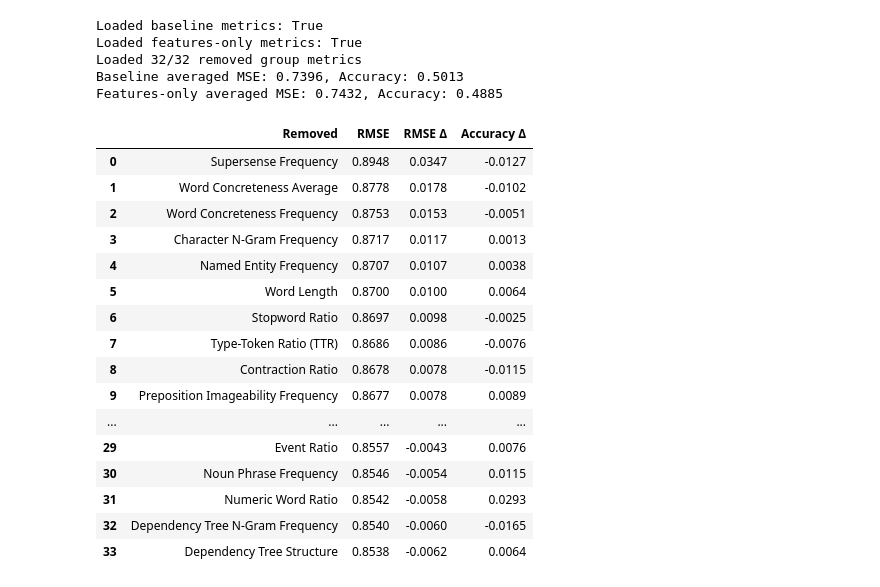
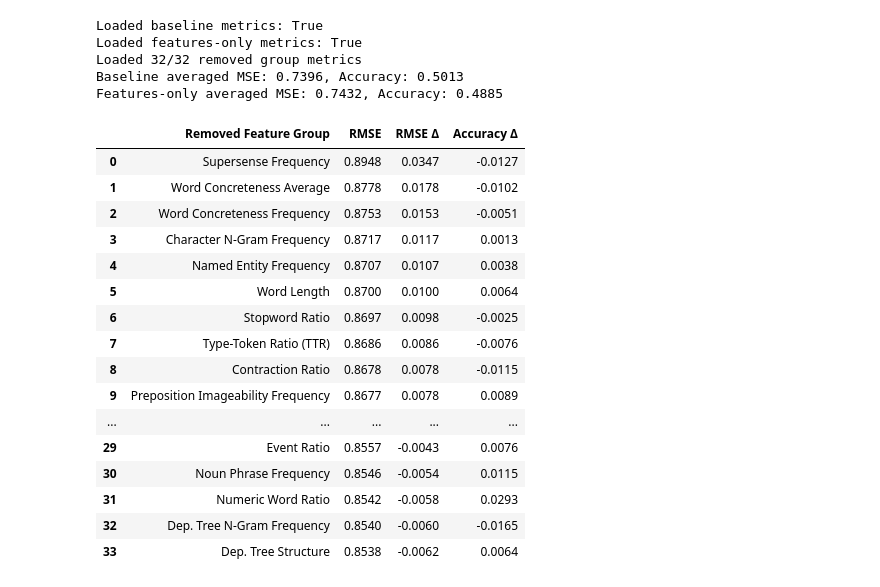
Before and after one commit to itzTerra/vis-desc, a Jupyter notebook: modules/lab/src/models/encoder/feature_importance_visualization.ipynb, the cells around one changed output. Cells and saved outputs as stored; diff of their text form; code cells hidden in the pictures.

```diff
--- a/modules/lab/src/models/encoder/feature_importance_visualization.ipynb
+++ b/modules/lab/src/models/encoder/feature_importance_visualization.ipynb
@@ -15,10 +15,10 @@ FEATURE_NAME_MAPPING = {
     "extract_sentence_length_by_word": "Sentence Length",
     "extract_char_ngrams": "Character N-Gram Frequency",
     "extract_punctuation": "Punctuation Frequency",
-    "extract_pos_frequency": "Morphological POS Frequency",
-    "extract_pos_ngrams": "Morphological POS N-Gram Frequency",
-    "extract_dependency_tree_structure": "Dependency Tree Structure",
-    "extract_dependency_tree_relations": "Dependency Tree N-Gram Frequency",
+    "extract_pos_frequency": "Morph. POS Frequency",
+    "extract_pos_ngrams": "Morph. POS N-Gram Frequency",
+    "extract_dependency_tree_structure": "Dep. Tree Structure",
+    "extract_dependency_tree_relations": "Dep. Tree N-Gram Frequency",
     "extract_casing": "Casing-Position Frequency",
     "extract_casing_bigrams": "Casing Bigram Frequency",
     "extract_ttr": "Type-Token Ratio (TTR)",
@@ -153,7 +153,7 @@ if baseline_averaged:
     baseline_macro_f1 = macro_f1(baseline_averaged)
     rows.append(
         {
-            "Removed": "None – Baseline",
+            "Removed Feature Group": "None – Baseline",
             "RMSE": baseline_rmse,
             "Accuracy": baseline_averaged["accuracy"],
             "Macro Avg F1": baseline_macro_f1,
@@ -179,7 +179,7 @@ if features_only_averaged:
     )
     rows.append(
         {
-            "Removed": "MiniLM embeddings",
+            "Removed Feature Group": "MiniLM embeddings",
             "RMSE": features_only_rmse,
             "Accuracy": features_only_averaged["accuracy"],
             "Macro Avg F1": macro_f1(features_only_averaged),
@@ -210,7 +210,7 @@ for group in FEATURE_NAME_MAPPING.keys():
         )
         rows.append(
             {
-                "Removed": human_name,
+                "Removed Feature Group": human_name,
                 "RMSE": math.sqrt(metrics["mse"]),
                 "Accuracy": metrics["accuracy"],
                 "Macro Avg F1": macro_f1(metrics),
@@ -227,7 +227,7 @@ df = pd.DataFrame(rows)
 
 # Configuration options
 columns_to_include = [
-    "Removed",
+    "Removed Feature Group",
     "RMSE",
     "RMSE Δ",
     "Accuracy Δ",
@@ -248,36 +248,38 @@ pd.set_option("display.float_format", lambda x: f"{x:.4f}")
 
 
 def highlight_baselines(row):
-    config = row["Removed"]
+    config = row["Removed Feature Group"]
     if "Baseline" in config:
         return ["font-weight: bold;"] * len(row)
     return [""] * len(row)
 
 
 # Dynamic format dict for numeric columns
-format_dict = {col: "{:.4f}" for col in df.columns if col not in ["Removed"]}
+format_dict = {
+    col: "{:.4f}" for col in df.columns if col not in ["Removed Feature Group"]
+}
 
 styled_df = df.style.format(format_dict).apply(highlight_baselines, axis=1)
 
 # Apply gradients to specified columns
 for grad_col in gradient_columns:
     if grad_col.startswith("-"):
         actual_col = grad_col[1:]
         cmap = "RdYlGn"  # Green to red: higher values better
     else:
         actual_col = grad_col
         cmap = "RdYlGn_r"  # Red to green: higher values worse
     if actual_col in df.columns:
         # Center the gradient at 0 (yellow) by using symmetric min/max
         abs_max = max(abs(df[actual_col].min()), abs(df[actual_col].max()))
         vmin = -abs_max
         vmax = abs_max
         styled_df = styled_df.background_gradient(
             subset=[actual_col], cmap=cmap, vmin=vmin, vmax=vmax
         )
 styled_df
 # %% [output]
-|  | Removed | RMSE | RMSE Δ | Accuracy Δ |
+|  | Removed Feature Group | RMSE | RMSE Δ | Accuracy Δ |
 | 0 | Supersense Frequency | 0.8948 | 0.0347 | -0.0127 |
 | 1 | Word Concreteness Average | 0.8778 | 0.0178 | -0.0102 |
 | 2 | Word Concreteness Frequency | 0.8753 | 0.0153 | -0.0051 |
@@ -292,8 +294,8 @@ styled_df
 | 29 | Event Ratio | 0.8557 | -0.0043 | 0.0076 |
 | 30 | Noun Phrase Frequency | 0.8546 | -0.0054 | 0.0115 |
 | 31 | Numeric Word Ratio | 0.8542 | -0.0058 | 0.0293 |
-| 32 | Dependency Tree N-Gram Frequency | 0.8540 | -0.0060 | -0.0165 |
-| 33 | Dependency Tree Structure | 0.8538 | -0.0062 | 0.0064 |
+| 32 | Dep. Tree N-Gram Frequency | 0.8540 | -0.0060 | -0.0165 |
+| 33 | Dep. Tree Structure | 0.8538 | -0.0062 | 0.0064 |
 # %%
 import matplotlib.pyplot as plt
 
```
Also changed, not shown: parts of 2 cells of this notebook, 2 other files.
